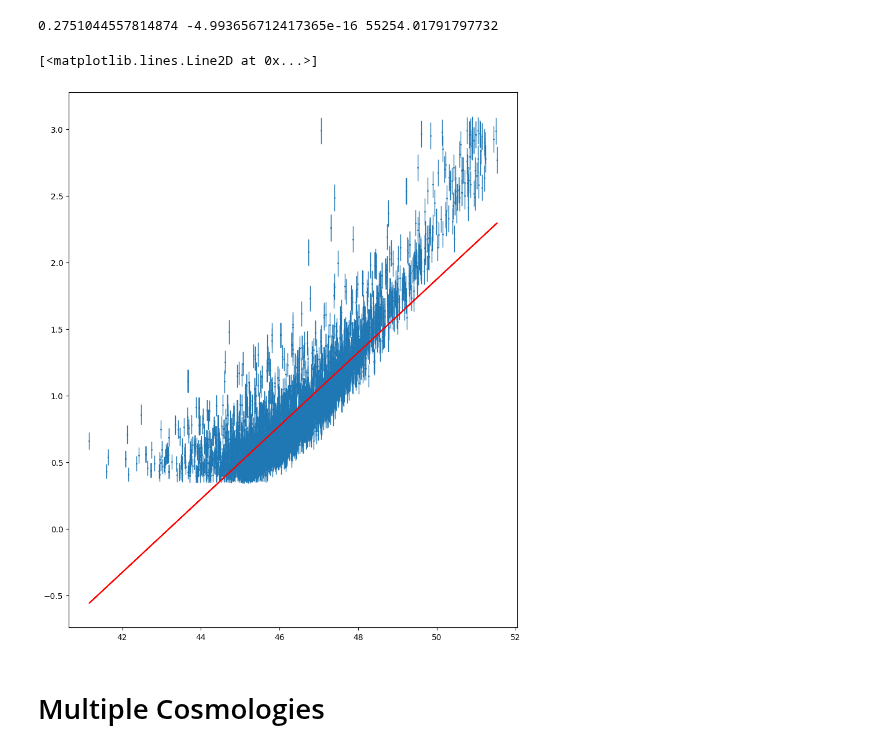
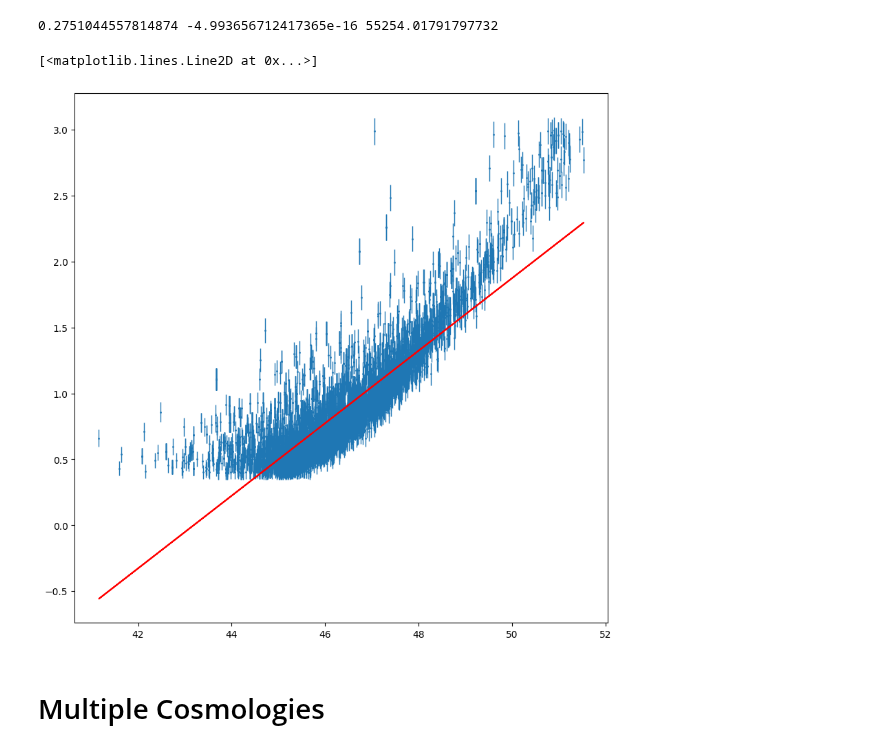
Before and after one commit to joanalnu/OAB-INAF, a Jupyter notebook: GW/Epeak_Eiso.ipynb, the cells around one changed output. Cells and saved outputs as stored; diff of their text form; code cells hidden in the pictures.

```diff
--- a/GW/Epeak_Eiso.ipynb
+++ b/GW/Epeak_Eiso.ipynb
@@ -99,13 +99,13 @@ print(a_fit, b_fit, chi_value)
 # %% [output]
 0.2751044557814874 -4.993656712417365e-16 55254.01791797732
 # %%
-plt.figure(figsize=(10,12))
+plt.figure(figsize=(10,10))
 plt.scatter(Eiso, Epeak, s=1)
 plt.errorbar(Eiso, Epeak, yerr=Epeak_err, fmt='none', elinewidth=1)
-plt.plot(Eiso, (a_fit*Eiso_bc)+np.mean(Epeak)+b_fit, c='r')
+plt.plot(Eiso, model(Eiso_bc, a_fit, b_fit+np.mean(Epeak)), c='r')
 # %% [output]
 [<matplotlib.lines.Line2D at 0x...>]
-[figure, old version]
+[figure, new version]
 # %% [markdown]
 # Multiple Cosmologies
 # %%
```
Also changed, not shown: parts of 3 cells of this notebook, 2 other files.
